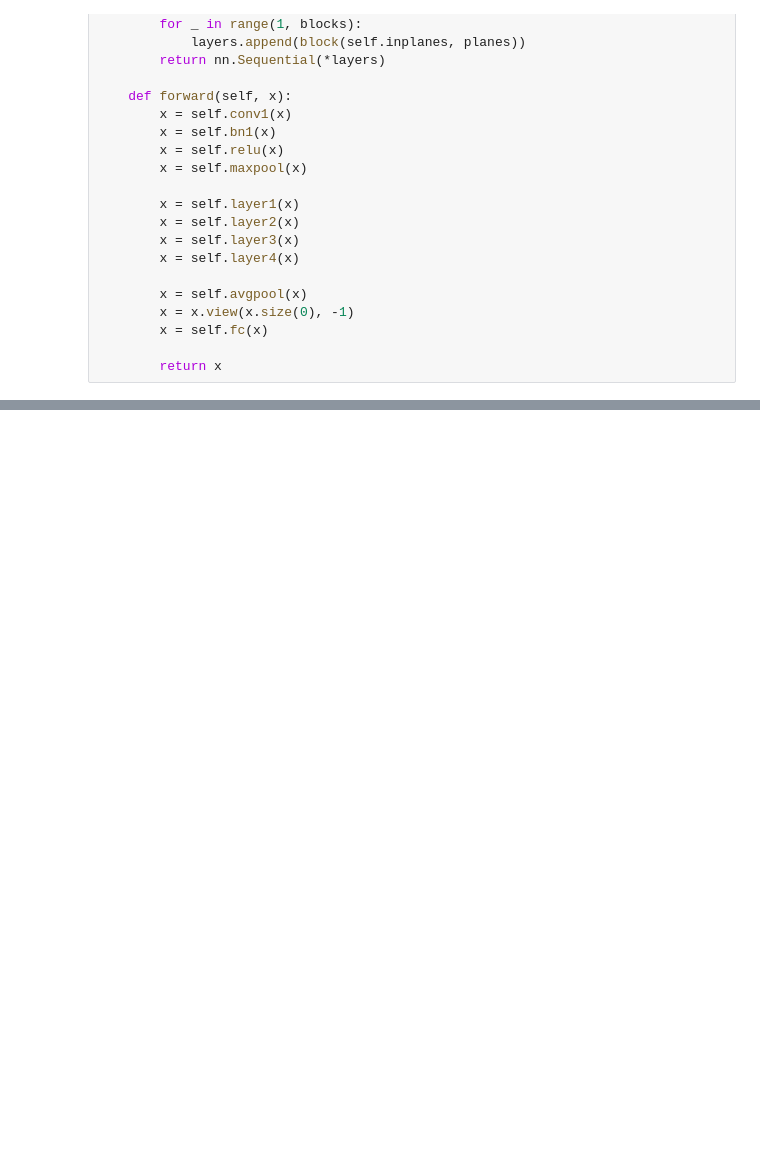
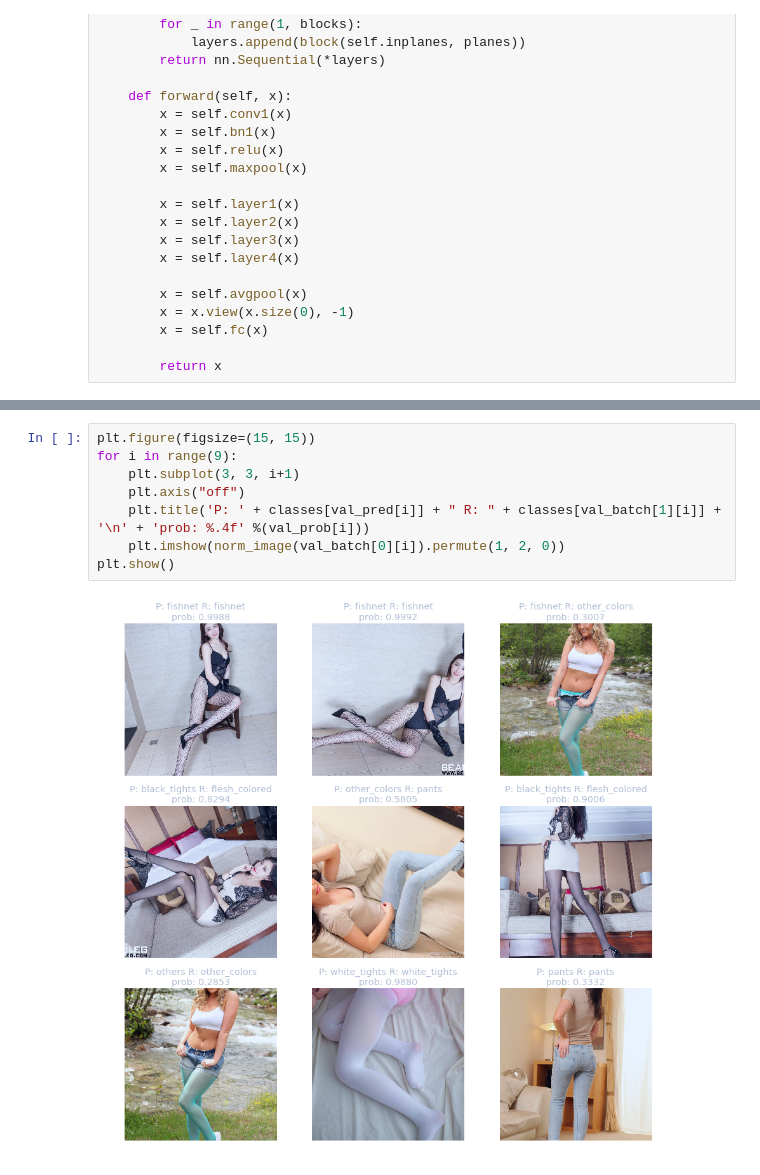
Before and after one commit to SamaelChen/machine-learning-practice-code, a Jupyter notebook: fun/stocking_classification.ipynb, the cells around one changed output, grey strips where cells are left out. Saved outputs shown, nothing was run; the diff lists cells and outputs as text; blank space fills up the shorter version.

```diff
--- a/fun/stocking_classification.ipynb
+++ b/fun/stocking_classification.ipynb
@@ -278,0 +335,10 @@ KeyboardInterrupt:
+# %%
+plt.figure(figsize=(15, 15))
+for i in range(9):
+    plt.subplot(3, 3, i+1)
+    plt.axis("off")
+    plt.title('P: ' + classes[val_pred[i]] + " R: " + classes[val_batch[1][i]] + '\n' + 'prob: %.4f' %(val_prob[i]))
+    plt.imshow(norm_image(val_batch[0][i]).permute(1, 2, 0))
+plt.show()
+# %% [output]
+[figure, added]
```
Also changed, not shown: parts of 15 cells of this notebook.
